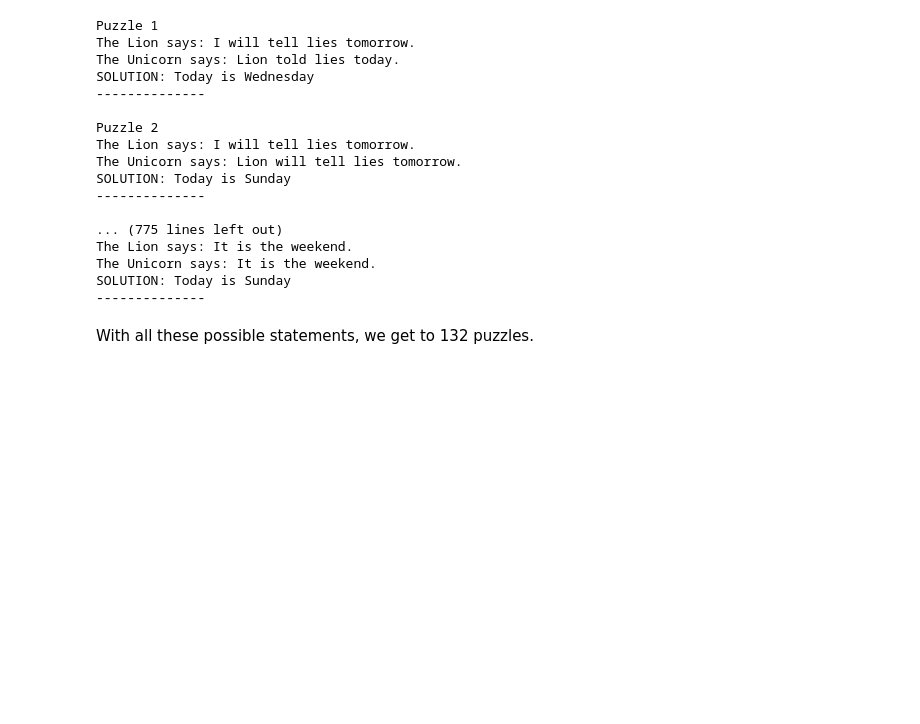
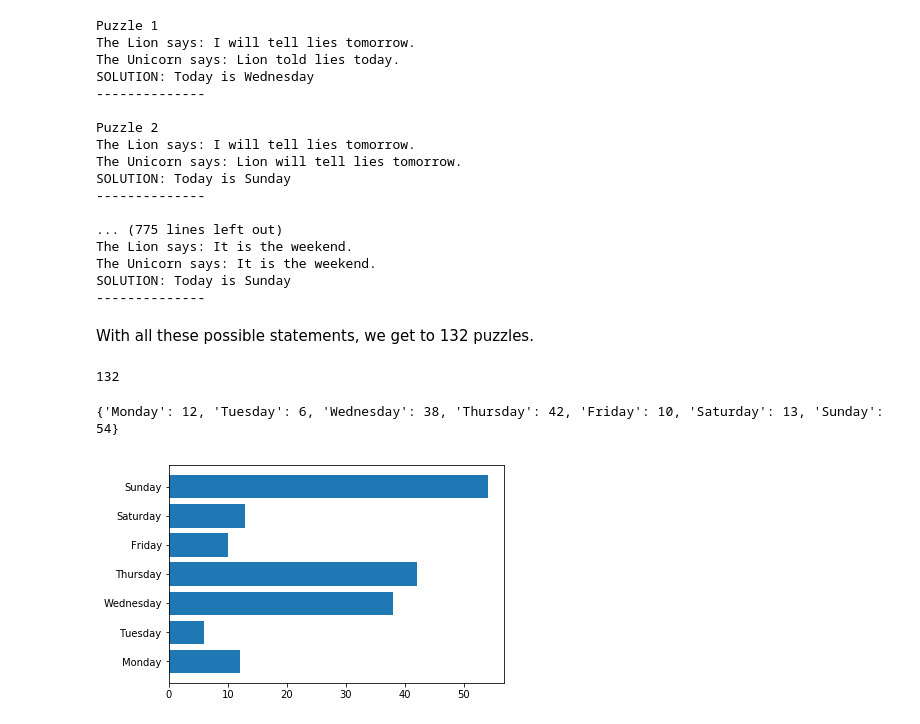
Before and after one commit to dmackinnon1/pynotes, a Jupyter notebook: Forest of Forgetfulness.ipynb, the cells around one changed output. Saved outputs shown, nothing was run; the diff lists cells and outputs as text; code cells hidden in the pictures; blank space fills up the shorter version.

```diff
--- a/Forest of Forgetfulness.ipynb
+++ b/Forest of Forgetfulness.ipynb
@@ -368,3 +386,24 @@ SOLUTION: Today is Sunday
 --------------
 # %% [markdown]
 With all these possible statements, we get to 132 puzzles.
+# %%
+print (solutionCount)
+# %% [output]
+132
+# %%
+print(dayCounts)
+# %% [output]
+{'Monday': 12, 'Tuesday': 6, 'Wednesday': 38, 'Thursday': 42, 'Friday': 10, 'Saturday': 13, 'Sunday': 54}
+# %%
+import numpy as np
+import matplotlib.pyplot as plt
+
+height = []
+for d in dayCounts:
+    height.append(dayCounts[d])
+x_axis = np.arange(len(daysOfWeek))
+plt.barh(x_axis, height)
+plt.yticks(x_axis, daysOfWeek)
+plt.show()
+# %% [output]
+[figure, added]
```
Also changed, not shown: parts of 7 cells of this notebook.
